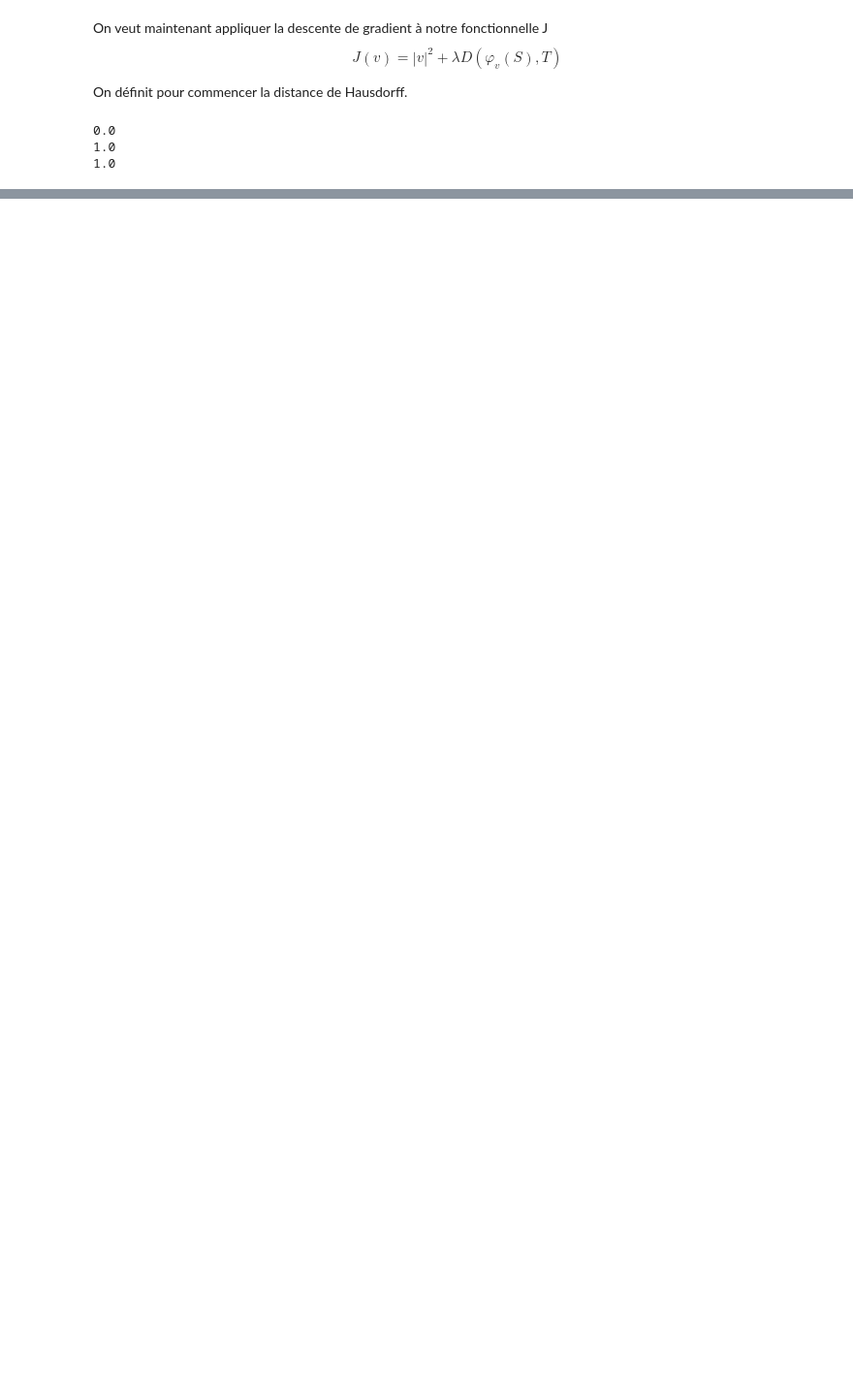
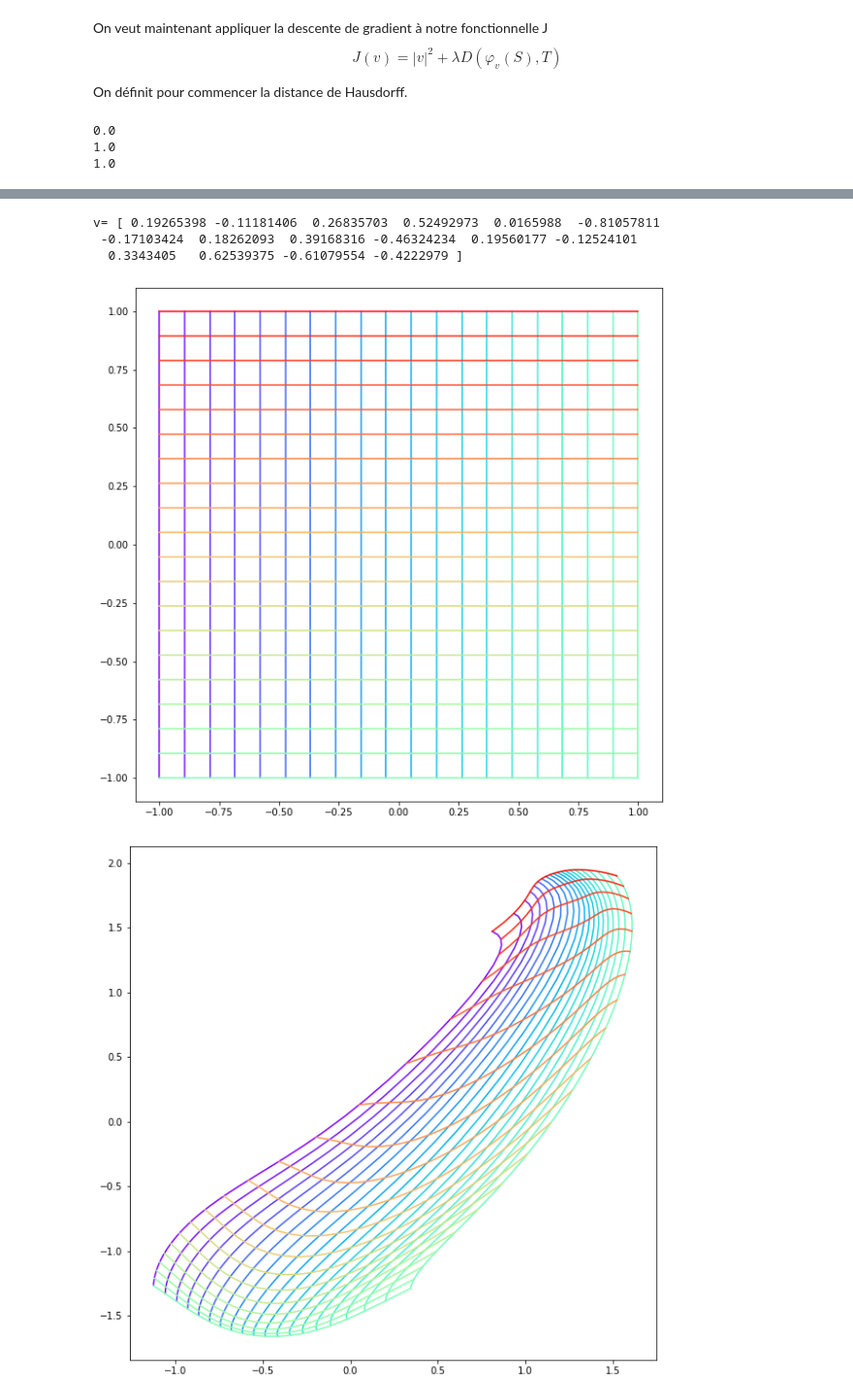
Before and after one commit to tstln/Projet_L3_3MA201_Appariement_de_formes, a Jupyter notebook: python/descente_grad.ipynb, the cells around one changed output, grey strips where cells are left out. Shown: that part at 97% size. Drawn from its saved outputs; the diff is of its cells as text; code cells hidden in the pictures; blank space fills up the shorter version.

```diff
--- a/python/descente_grad.ipynb
+++ b/python/descente_grad.ipynb
@@ -197,0 +263,5 @@ L'espace vectoriel $V$ est donc de dimension $D$, le nombre de $(z_k)$, ce qui s
+# %%
+weight = 1.0;
+
+def J(v, source, target):
+    return np.linalg.norm(v)**2 + weight * dist(phi_array(v, source), target);
@@ -197,0 +270,13 @@ L'espace vectoriel $V$ est donc de dimension $D$, le nombre de $(z_k)$, ce qui s
+# %%
+# À nouveau quelques tests
+S = np.random.randn(10, 2)
+T = S * 0.95
+
+v = np.random.randn(D)
+print("v=", v)
+
+print("S=", S)
+print("phi_v(S)=", phi_array(v, S))
+
+for i in range(10):
+    print(J((0.1 * i) * v, S , T));
@@ -197,0 +303,36 @@ L'espace vectoriel $V$ est donc de dimension $D$, le nombre de $(z_k)$, ce qui s
+# %%
+def vraie_grille(fonc, xmin=-1, xmax=1, ymin=-1, ymax=1, n_lignes=20, n_points_ligne=40):
+
+    fig, ax = plt.subplots(figsize=(10, 10))
+    lignes = []
+
+    for x in np.linspace(xmin, xmax, n_lignes): #à x fixé, donc on itère sur les lignes verticales
+        lignes.append([fonc(x,y) for y in np.linspace(ymin, ymax, n_points_ligne)]) #on remplit la ligne
+    for y in np.linspace(ymin, ymax, n_lignes): #à y fixé, donc on itère sur les lignes horizontales
+        lignes.append([fonc(x,y) for x in np.linspace(xmin, xmax, n_points_ligne)])
+
+    i = 0
+    p = len(lignes)
+    for l in lignes:
+        k = i/p # à partir du numéro d'indice de chaque ligne, on associe un nombre entre 0 et 1 pour assigner une couleur avec cm.get_cmap de matplotlib
+        a,b = zip(*l) #extraire les abscisses et ordonnées
+        i = i + 1
+        plt.plot(a,b,color=plt.cm.get_cmap("rainbow")(k))
+
+
+def iden(x,y):
+    return x,y
+
+v = 0.4 * np.random.randn(D)
+print("v=", v)
+
+def phi_v_pour_grille(x,y):
+    return phi_point(v, np.array([x, y]));
+vraie_grille(iden)
+vraie_grille(phi_v_pour_grille)
+# %% [output]
+v= [ 0.19265398 -0.11181406  0.26835703  0.52492973  0.0165988  -0.81057811
+ -0.17103424  0.18262093  0.39168316 -0.46324234  0.19560177 -0.12524101
+  0.3343405   0.62539375 -0.61079554 -0.4222979 ]
+[figure, added]
+[figure, added]
```
Also changed, not shown: parts of 10 cells of this notebook.
